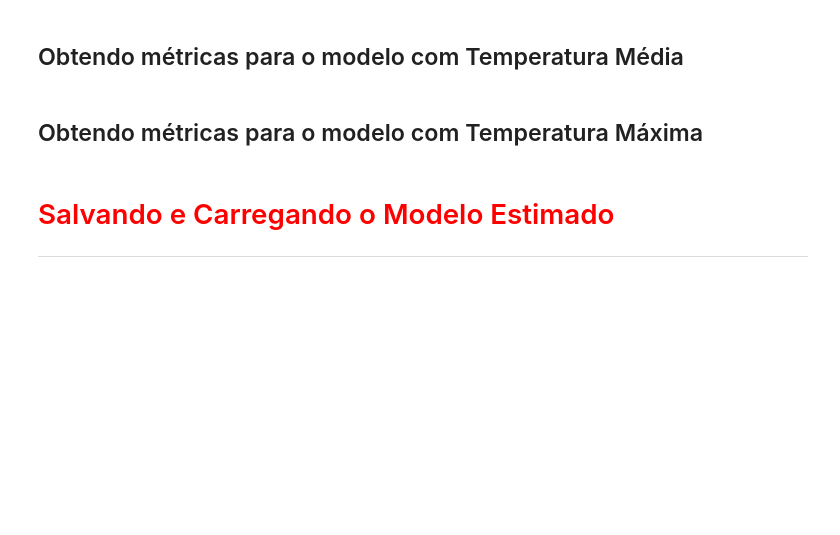
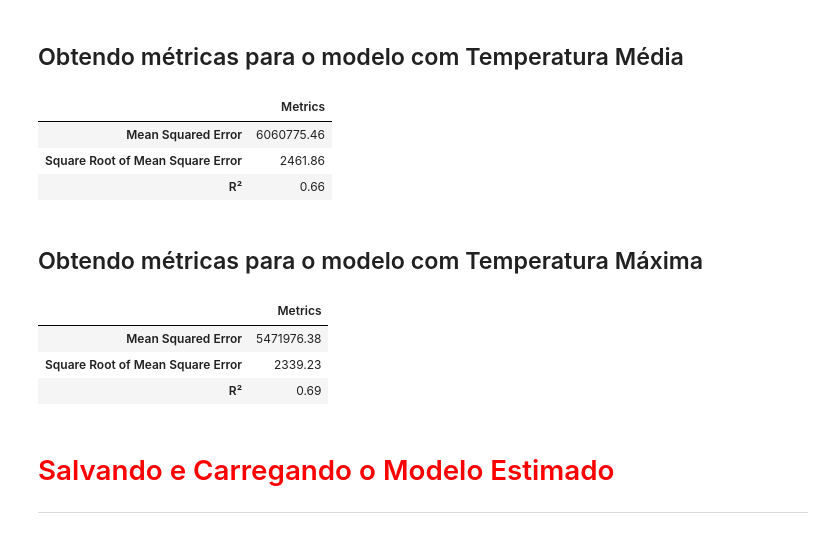
Before and after one commit to Gabriel-limadev/data_science_study, a Jupyter notebook: 5 - Regressão linear: testando relações e prevendo resultados/course_files/regressao_linear.ipynb, the cells around one changed output. Saved outputs shown, nothing was run; the diff lists cells and outputs as text; code cells hidden in the pictures; blank space fills up the shorter version.

Commit message:
comparing models

```diff
--- a/5 - Regressão linear: testando relações e prevendo resultados/course_files/regressao_linear.ipynb
+++ b/5 - Regressão linear: testando relações e prevendo resultados/course_files/regressao_linear.ipynb
@@ -687,6 +689,12 @@ ax
 # %% [markdown]
 ## Criando os datasets de treino e de teste
+# %%
+X2_train, X2_test, y2_train, y2_test = train_test_split(X2, y, test_size=0.3, random_state=2811)
 # %% [markdown]
 ## Instanciando a classe *LinearRegression()*
+# %%
+model2 = LinearRegression()
 # %% [markdown]
 ## Utilizando o método *fit()* do objeto "modelo_2" para estimar nosso modelo linear utilizando os dados de TREINO (y2_train e X2_train)
+# %%
+model2.fit(X2_train, y2_train)
@@ -695,4 +717,6 @@ ax
 # %% [markdown]
 ## Gerando previsões para os dados de TESTE (X_test e X2_test) utilizando o método *predict()* dos objetos "modelo" e "modelo_2"
+# %%
+predicted_y2 = model2.predict(X2_test)
 # %% [markdown]
 ## Obtendo o coeficiente de determinação (R²) para as previsões dos dois modelos
@@ -720,8 +756,38 @@ Raíz quadrada da média dos quadrados dos erros. Ajustes melhores apresentam $\
 $$\sqrt{EQM(y, \hat{y})} = \sqrt{\frac 1n\sum_{i=0}^{n-1}(y_i-\hat{y}_i)^2}$$
 # %% [markdown]
 ## Obtendo métricas para o modelo com Temperatura Média
+# %%
+MSE_2 = metrics.mean_squared_error(y2_test, predicted_y2).round(2)
+SRMSE_2 = np.sqrt(MSE_2).round(2)
+R2_2 = metrics.r2_score(y2_test, predicted_y2).round(2)
+
+pd.DataFrame(
+    [MSE_2, SRMSE_2, R2_2],
+    ['Mean Squared Error', 'Square Root of Mean Square Error', 'R²'],
+    columns = ['Metrics']
+)
+# %% [output]
+|  | Metrics |
+| Mean Squared Error | 6060775.46 |
+| Square Root of Mean Square Error | 2461.86 |
+| R² | 0.66 |
 # %% [markdown]
 ## Obtendo métricas para o modelo com Temperatura Máxima
+# %%
+MSE = metrics.mean_squared_error(y_test, predicted_y).round(2)
+SRMSE = np.sqrt(MSE).round(2)
+R2 = metrics.r2_score(y_test, predicted_y).round(2)
+
+pd.DataFrame(
+    [MSE, SRMSE, R2],
+    ['Mean Squared Error', 'Square Root of Mean Square Error', 'R²'],
+    columns = ['Metrics']
+)
+# %% [output]
+|  | Metrics |
+| Mean Squared Error | 5471976.38 |
+| Square Root of Mean Square Error | 2339.23 |
+| R² | 0.69 |
 # %% [markdown]
 # <font color='red' style='font-size: 30px;'>Salvando e Carregando o Modelo Estimado</font>
 <hr style='border: 2px solid red;'>
```
Also changed, not shown: parts of 12 cells of this notebook.
